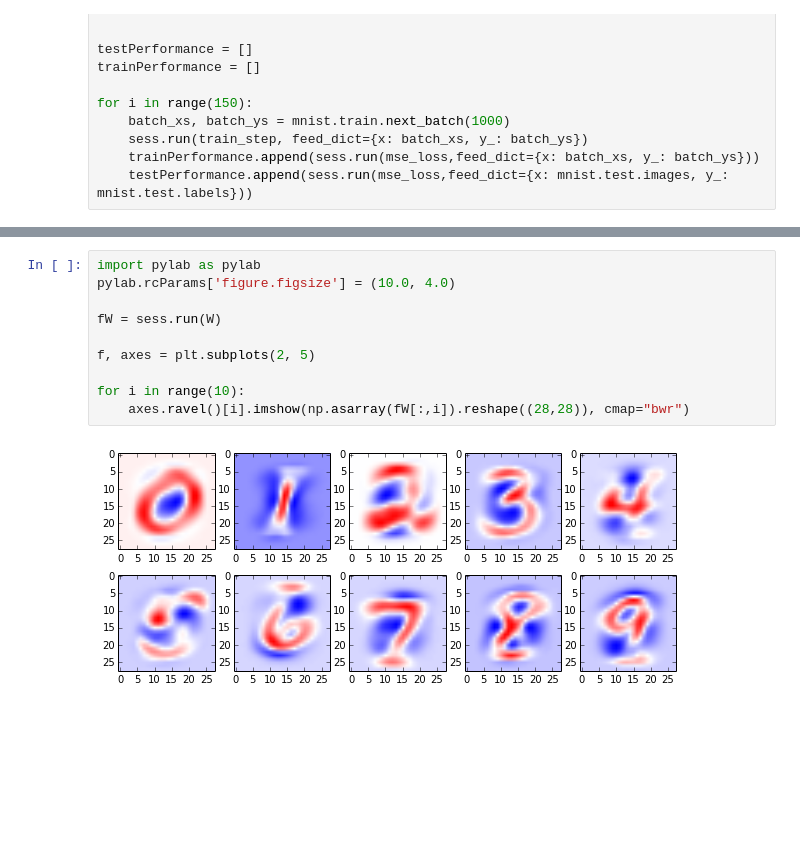
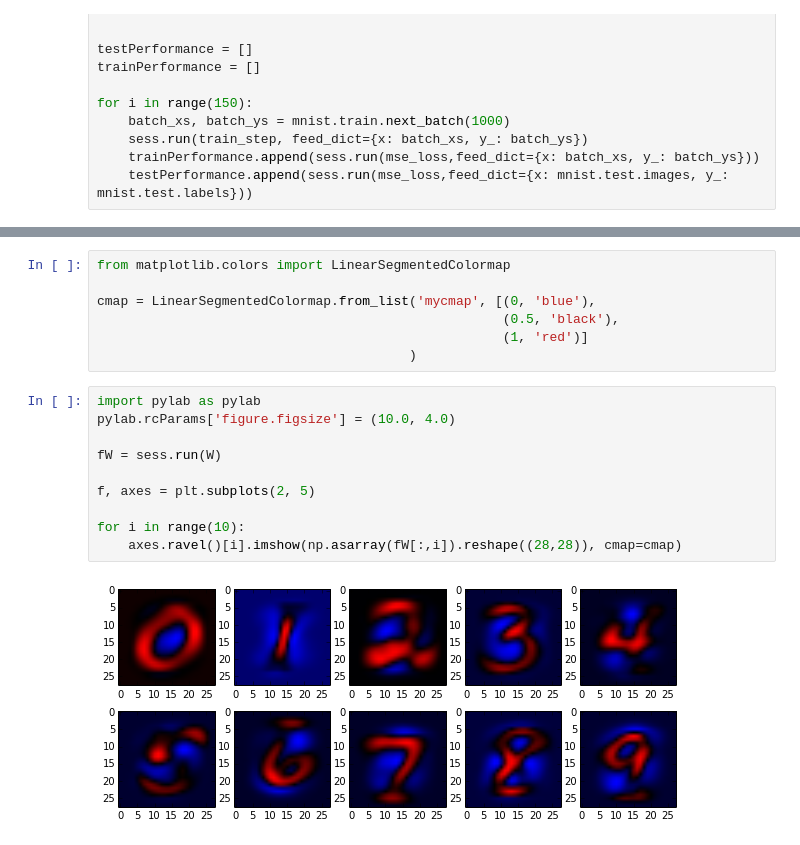
Before and after one commit to sandroormeno/Tensorflow-basic-examples, a Jupyter notebook: Perceptron.ipynb, the cells around one changed output, grey strips where cells are left out. Saved outputs shown, nothing was run; the diff lists cells and outputs as text; blank space fills up the shorter version.

```diff
--- a/Perceptron.ipynb
+++ b/Perceptron.ipynb
@@ -78,14 +78,21 @@ Error on test set: 0.2074
+# %%
+from matplotlib.colors import LinearSegmentedColormap
+
+cmap = LinearSegmentedColormap.from_list('mycmap', [(0, 'blue'),
+                                                    (0.5, 'black'),
+                                                    (1, 'red')]
+                                        )
 # %%
 import pylab as pylab
 pylab.rcParams['figure.figsize'] = (10.0, 4.0)
 
 fW = sess.run(W)
 
 f, axes = plt.subplots(2, 5)
 
 for i in range(10):
-    axes.ravel()[i].imshow(np.asarray(fW[:,i]).reshape((28,28)), cmap="bwr")
+    axes.ravel()[i].imshow(np.asarray(fW[:,i]).reshape((28,28)), cmap=cmap)
 # %% [output]
-[figure, old version]
+[figure, new version]
 # %%
 print sess.run(b)
```
Also changed, not shown: parts of 4 cells of this notebook, 3 other files.
